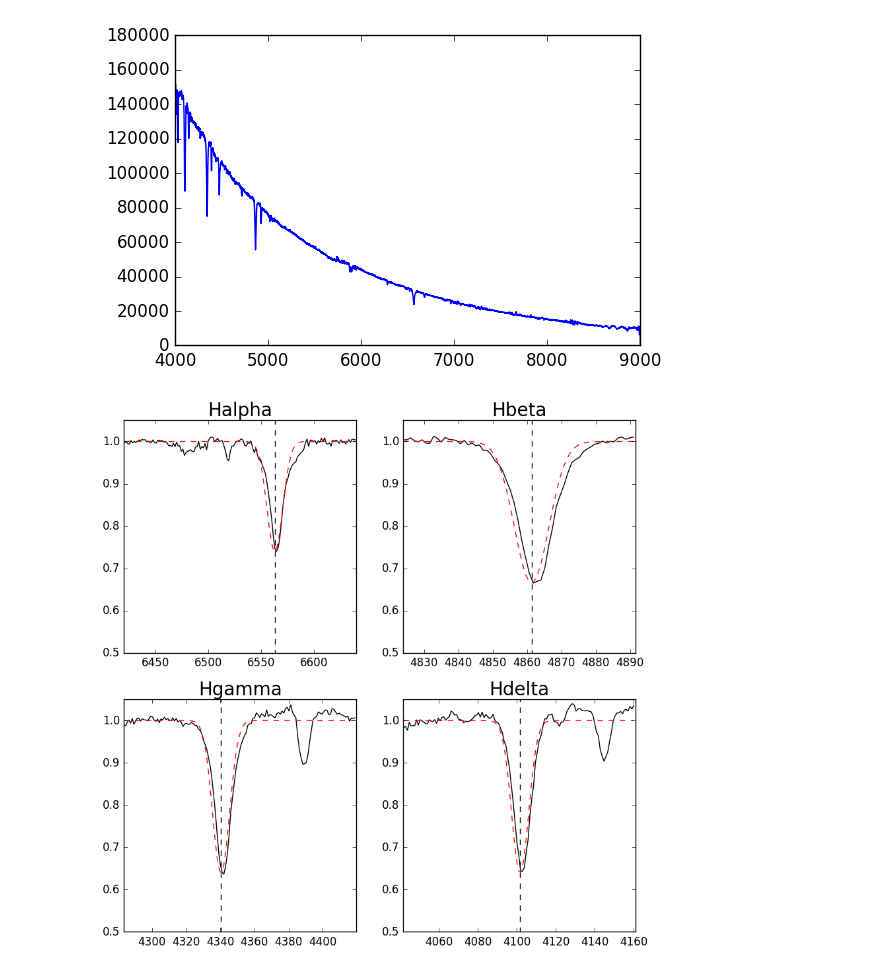
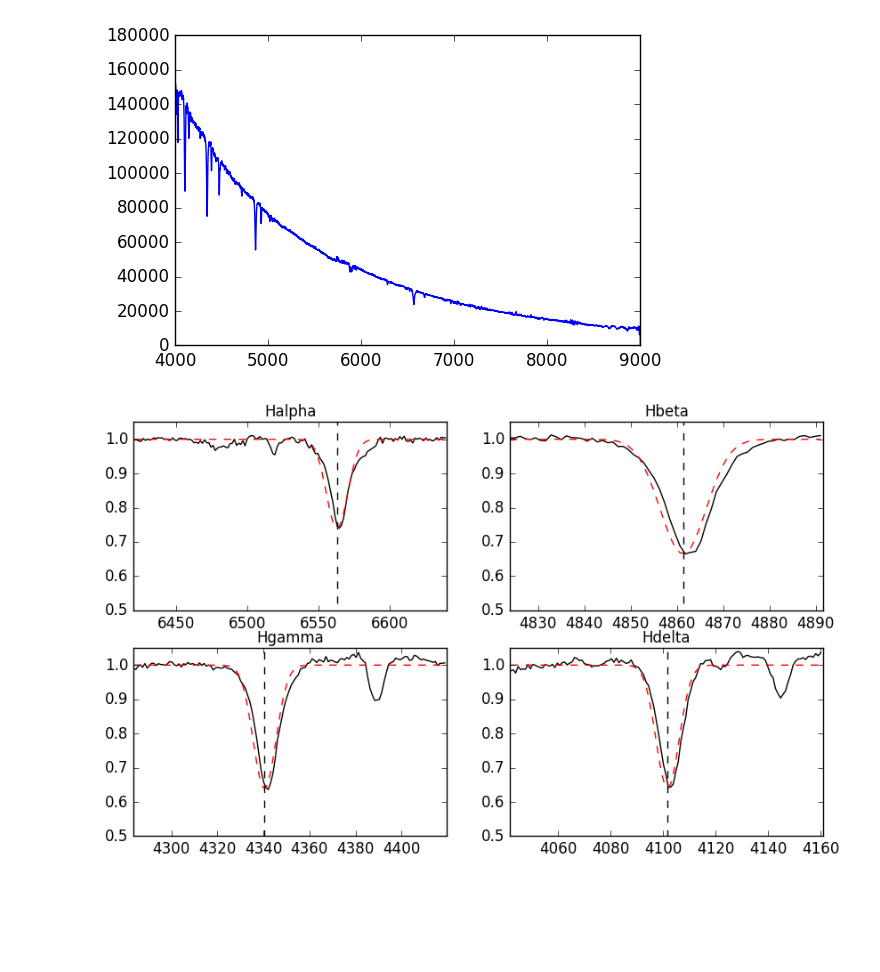
Before and after one commit to liuchaonaoc/Astrostatistics_old2, a Jupyter notebook: SingleParamsModel.ipynb, the cells around one changed output. Drawn from its saved outputs; the diff is of its cells as text; code cells hidden in the pictures; blank space fills up the shorter version.

```diff
--- a/SingleParamsModel.ipynb
+++ b/SingleParamsModel.ipynb
@@ -219,7 +219,7 @@ ind_Hd = (wv>=Hd_cont[0]) & (wv<=Hd_cont[3])
 normsp_Hd = normsp_Hd[ind_Hd]
 wv_Hd = wv[ind_Hd]
 
-fig = plt.figure(figsize=[10,10])
+fig = plt.figure(figsize=[10,6])
 ax = fig.add_subplot(221)
 ax.plot(wv_Ha,normsp_Ha,'k-')
 y = gauss(wv_Ha,0.26,Ha_0,7.5)
@@ -227,35 +227,35 @@ ax.plot(wv_Ha,y,'r--')
 ax.plot([Ha_0,Ha_0],[0.,1.1],'k--')
 ax.set_ylim([0.5,1.05])
 ax.set_xlim([Ha_cont[0],Ha_cont[3]])
-ax.set_title('Halpha',fontsize=20)
+ax.set_title('Halpha',fontsize=12)
 
 ax = fig.add_subplot(222)
 ax.plot(wv_Hb,normsp_Hb,'k-')
 y = gauss(wv_Hb,0.335,Hb_0,5.0)
 ax.plot(wv_Hb,y,'r--')
 ax.plot([Hb_0,Hb_0],[0.0,1.1],'k--')
 ax.set_ylim([0.5,1.05])
 ax.set_xlim([Hb_cont[0],Hb_cont[3]])
-ax.set_title('Hbeta',fontsize=20)
+ax.set_title('Hbeta',fontsize=12)
 
 ax = fig.add_subplot(223)
 ax.plot(wv_Hg,normsp_Hg,'k-')
 y = gauss(wv_Hg,0.36,Hg_0,5.0)
 ax.plot(wv_Hg,y,'r--')
 ax.plot([Hg_0,Hg_0],[0.0,1.1],'k--')
 ax.set_ylim([0.5,1.05])
 ax.set_xlim([Hg_cont[0],Hg_cont[3]])
-ax.set_title('Hgamma',fontsize=20)
+ax.set_title('Hgamma',fontsize=12)
 
 ax = fig.add_subplot(224)
 ax.plot(wv_Hd,normsp_Hd,'k-')
 y = gauss(wv_Hd,0.36,Hd_0,4.4)
 ax.plot(wv_Hd,y,'r--')
 ax.plot([Hd_0,Hd_0],[0.0,1.1],'k--')
 ax.set_ylim([0.5,1.05])
 ax.set_xlim([Hd_cont[0],Hd_cont[3]])
-ax.set_title('Hdelta',fontsize=20)
+ax.set_title('Hdelta',fontsize=12)
 
 fig.show()
 # %% [output]
-[figure, old version]
+[figure, new version]
```
Also changed, not shown: parts of 4 cells of this notebook.
